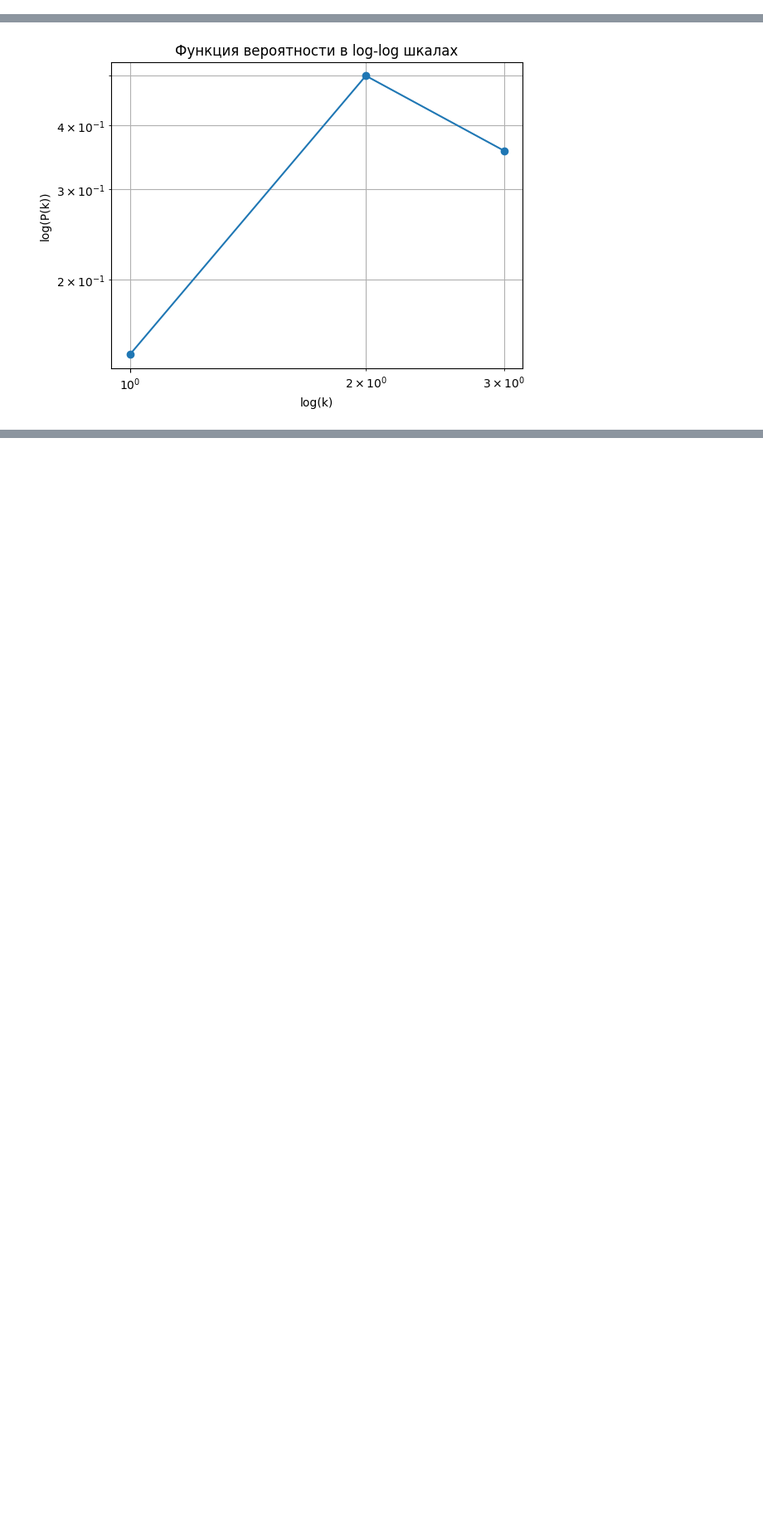
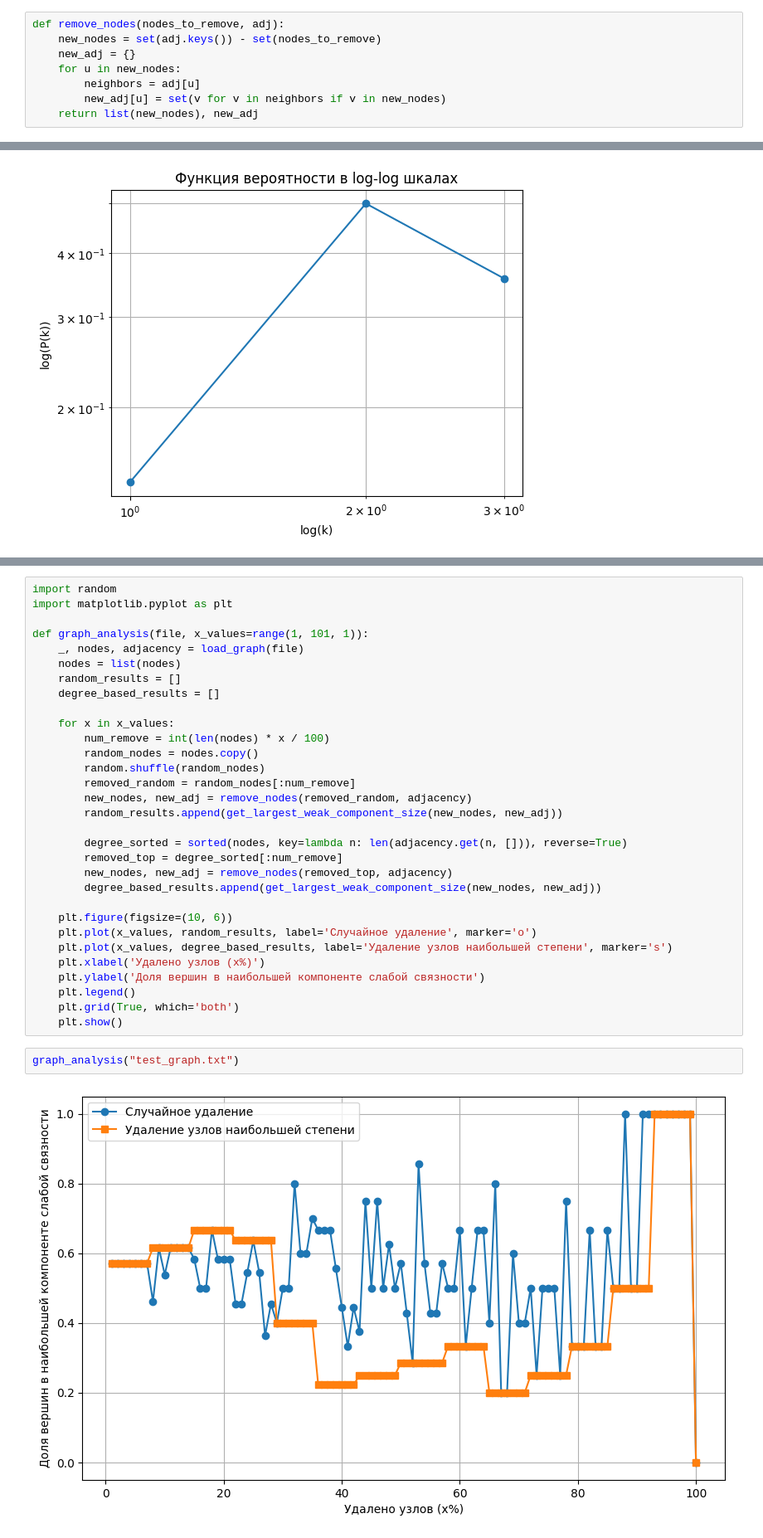
Before and after one commit to answerIII/Graph_Theory_LeetCode25, a Jupyter notebook: graph.ipynb, the cells around one changed output, grey strips where cells are left out. Shown at 83% size. Cells and saved outputs as stored; diff of their text form; blank space fills up the shorter version.

Commit message:
+ part B of network structure analysis

```diff
--- a/graph.ipynb
+++ b/graph.ipynb
@@ -106 +116,9 @@ def compute_local_metrics(adjacency: dict):
+# %%
+def remove_nodes(nodes_to_remove, adj):
+    new_nodes = set(adj.keys()) - set(nodes_to_remove)
+    new_adj = {}
+    for u in new_nodes:
+        neighbors = adj[u]
+        new_adj[u] = set(v for v in neighbors if v in new_nodes)
+    return list(new_nodes), new_adj
 # %% [markdown]
@@ -306,0 +329,35 @@ graph_analysis_5("test_graph.txt")
+# %%
+import random
+import matplotlib.pyplot as plt
+
+def graph_analysis(file, x_values=range(1, 101, 1)):
+    _, nodes, adjacency = load_graph(file)
+    nodes = list(nodes)
+    random_results = []
+    degree_based_results = []
+
+    for x in x_values:
+        num_remove = int(len(nodes) * x / 100)
+        random_nodes = nodes.copy()
+        random.shuffle(random_nodes)
+        removed_random = random_nodes[:num_remove]
+        new_nodes, new_adj = remove_nodes(removed_random, adjacency)
+        random_results.append(get_largest_weak_component_size(new_nodes, new_adj))
+
+        degree_sorted = sorted(nodes, key=lambda n: len(adjacency.get(n, [])), reverse=True)
+        removed_top = degree_sorted[:num_remove]
+        new_nodes, new_adj = remove_nodes(removed_top, adjacency)
+        degree_based_results.append(get_largest_weak_component_size(new_nodes, new_adj))
+
+    plt.figure(figsize=(10, 6))
+    plt.plot(x_values, random_results, label='Случайное удаление', marker='o')
+    plt.plot(x_values, degree_based_results, label='Удаление узлов наибольшей степени', marker='s')
+    plt.xlabel('Удалено узлов (x%)')
+    plt.ylabel('Доля вершин в наибольшей компоненте слабой связности')
+    plt.legend()
+    plt.grid(True, which='both')
+    plt.show()
+# %%
+graph_analysis("test_graph.txt")
+# %% [output]
+[figure, added]
```
Also changed, not shown: parts of 7 cells of this notebook.
